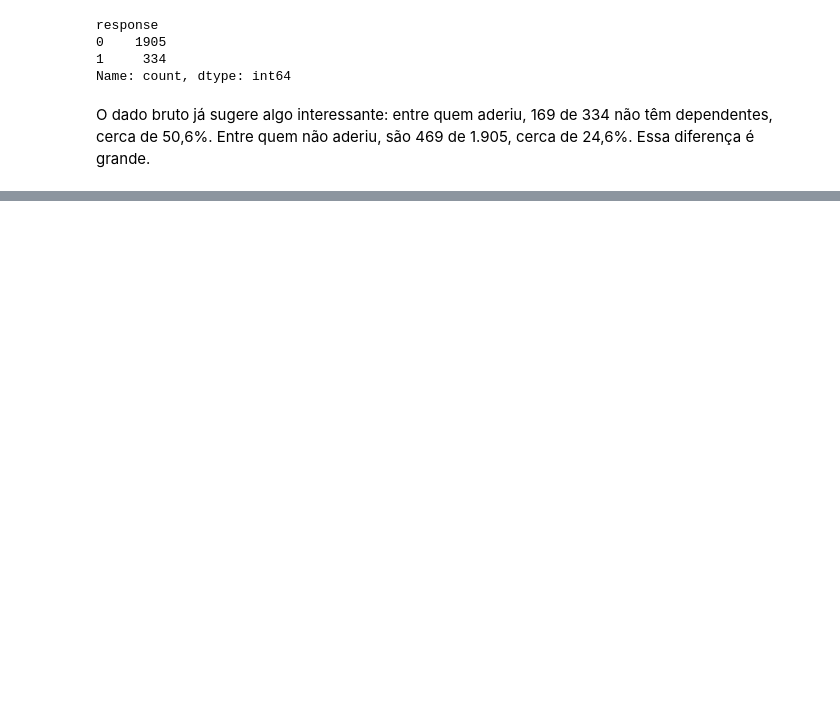
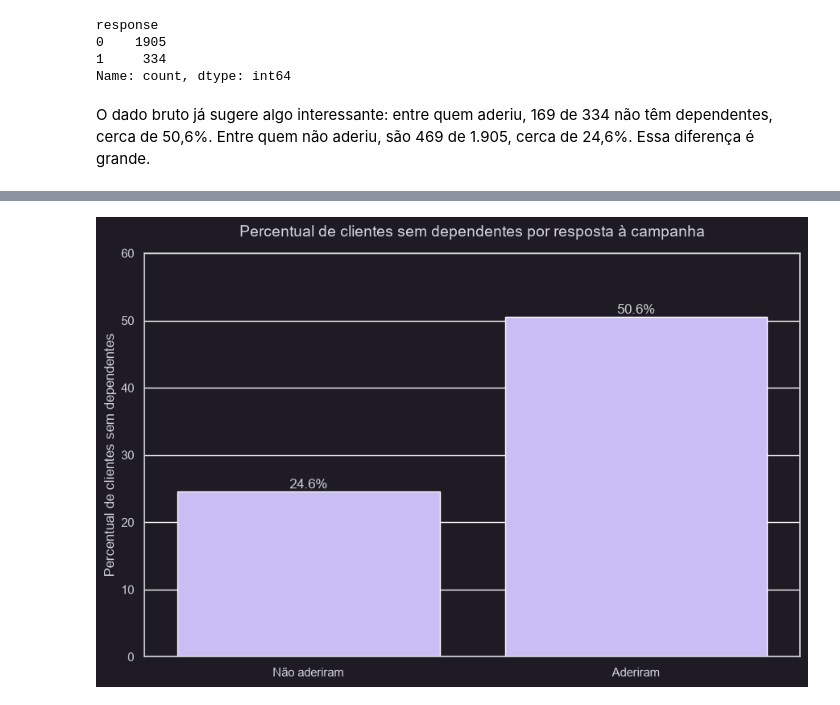
Before and after one commit to higorlu2023-design/hipermercado_projeto, a Jupyter notebook: EDA/notebook.ipynb, the cells around one changed output, grey strips where cells are left out. Cells and saved outputs as stored; diff of their text form; code cells hidden in the pictures; blank space fills up the shorter version.

```diff
--- a/EDA/notebook.ipynb
+++ b/EDA/notebook.ipynb
@@ -396,0 +342,72 @@ plt.show()
+# %%
+import seaborn as sns
+import matplotlib.pyplot as plt
+
+# Calcula a porcentagem de clientes sem dependentes em cada resposta
+dados_grafico = (
+    df.assign(sem_dependentes=df['dependents'] == 0)
+      .groupby('response')
+      .agg(
+          total_clientes=('response', 'size'),
+          sem_dependentes=('sem_dependentes', 'sum')
+      )
+      .reset_index()
+)
+
+dados_grafico['percentual_sem_dependentes'] = (
+    dados_grafico['sem_dependentes']
+    / dados_grafico['total_clientes']
+    * 100
+)
+
+dados_grafico['grupo'] = dados_grafico['response'].map({
+    0: 'Não aderiram',
+    1: 'Aderiram'
+})
+
+# Estilo e gráfico
+sns.set_theme(style='darkgrid')
+
+fig, ax = plt.subplots(figsize=(9, 6))
+fig.patch.set_facecolor('#1f1b24')
+ax.set_facecolor('#1f1b24')
+
+sns.barplot(
+    data=dados_grafico,
+    x='grupo',
+    y='percentual_sem_dependentes',
+    color='#c4b5fd',
+    ax=ax
+)
+
+# Valores no topo das barras
+for barra in ax.patches:
+    altura = barra.get_height()
+    ax.annotate(
+        f'{altura:.1f}%',
+        (barra.get_x() + barra.get_width() / 2, altura),
+        ha='center',
+        va='bottom',
+        color='#d1d5db',
+        fontsize=12
+    )
+
+ax.set_title(
+    'Percentual de clientes sem dependentes por resposta à campanha',
+    color='#d1d5db',
+    fontsize=14,
+    pad=15
+)
+ax.set_xlabel('')
+ax.set_ylabel('Percentual de clientes sem dependentes', color='#d1d5db')
+
+ax.tick_params(colors='#d1d5db')
+ax.set_ylim(0, 60)
+
+for borda in ax.spines.values():
+    borda.set_color('#d1d5db')
+
+plt.tight_layout()
+plt.show()
+# %% [output]
+[figure, added]
```
Also changed, not shown: parts of 37 cells of this notebook.
